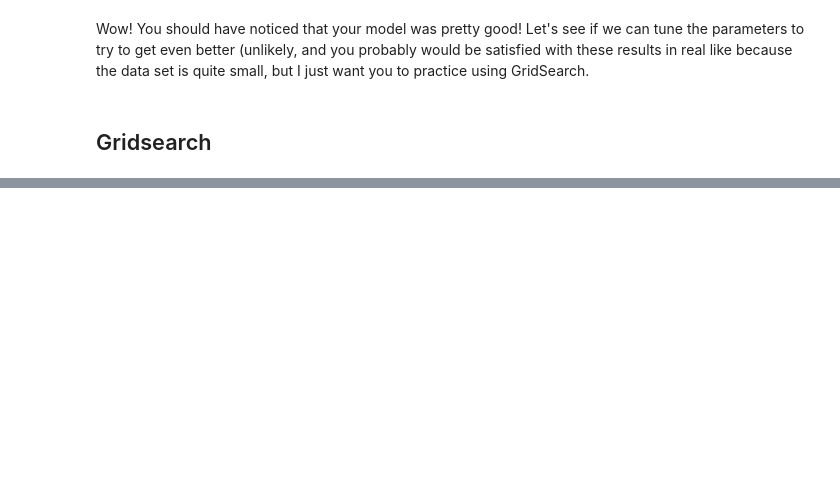
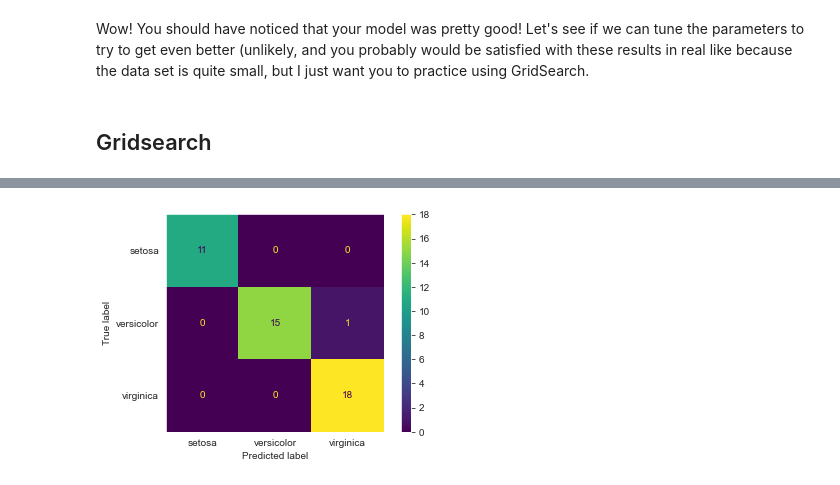
Before and after one commit to alex-rpd/ML_Examples, a Jupyter notebook: 04-SupportVectorMachines-Iris.ipynb, the cells around one changed output, grey strips where cells are left out. Drawn from its saved outputs; the diff is of its cells as text; code cells hidden in the pictures; blank space fills up the shorter version.

```diff
--- a/04-SupportVectorMachines-Iris.ipynb
+++ b/04-SupportVectorMachines-Iris.ipynb
@@ -186 +184,7 @@ print(metrics.classification_report(y_test, pred))
 weighted avg       0.98      0.98      0.98        45
+# %%
+metrics.plot_confusion_matrix(grid, X=X_test, y_true=y_test)
+plt.grid(False)
+plt.show()
+# %% [output]
+[figure, added]
```
Also changed, not shown: parts of 6 cells of this notebook, 8 other files.
